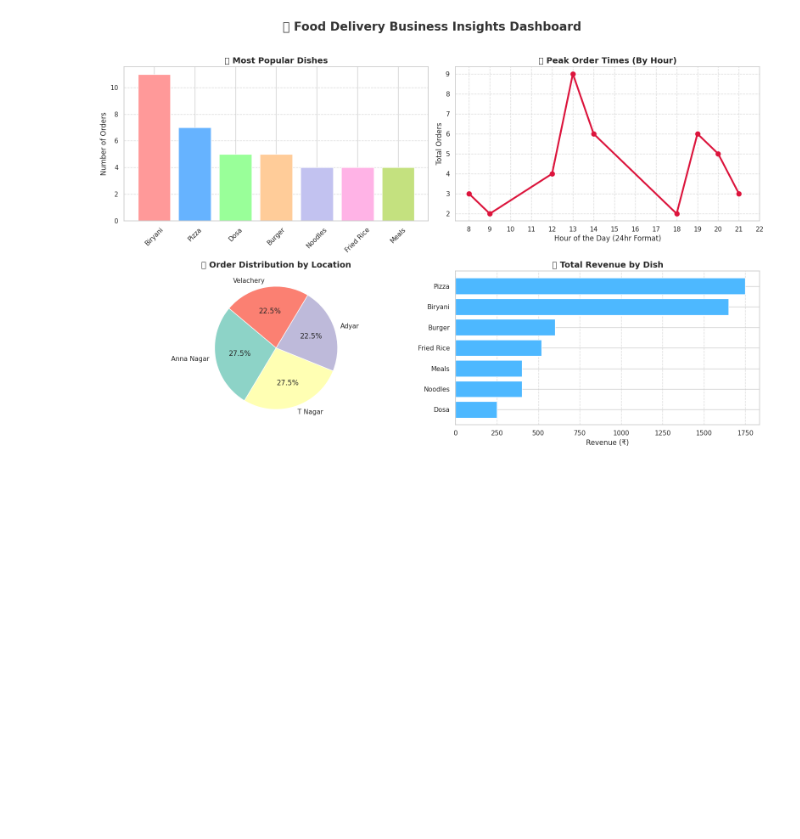
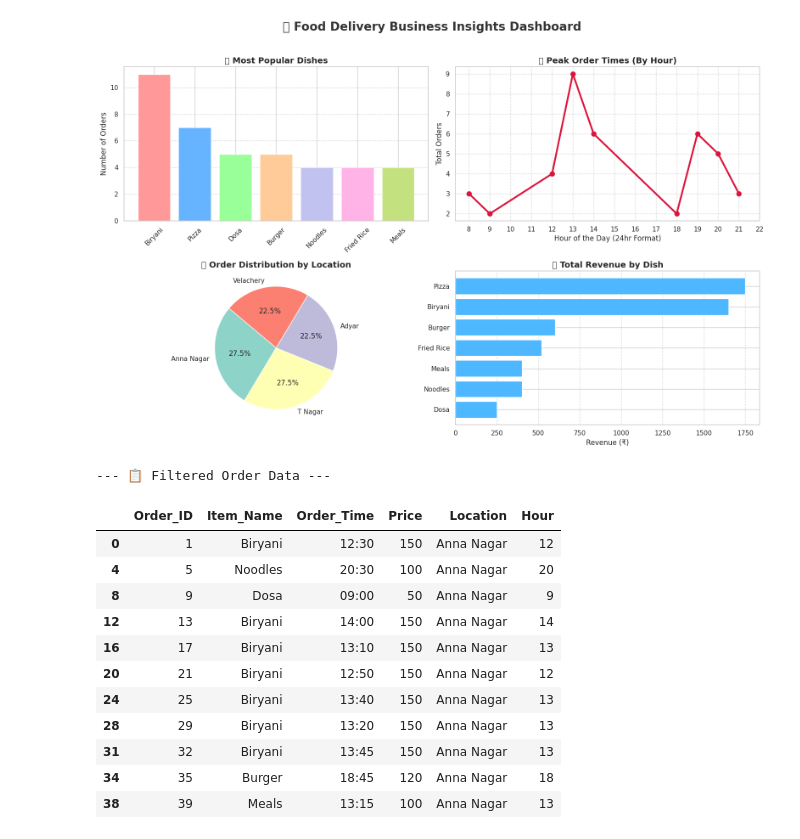
Before and after one commit to senthil-kumar-7/food-delivery-analytics-project, a Jupyter notebook: food_delivery_analytics_project.ipynb, the cells around one changed output. Drawn from its saved outputs; the diff is of its cells as text; code cells hidden in the pictures; blank space fills up the shorter version.

```diff
--- a/food_delivery_analytics_project.ipynb
+++ b/food_delivery_analytics_project.ipynb
@@ -85,3 +85,23 @@ plt.show()
 Total Orders in Anna Nagar: 11
 --------------------------------------------------
 [figure]
+# %%
+from IPython.display import display
+
+print("\n--- 📋 Filtered Order Data ---")
+# filter panna data-va azhagana table-a display panna intha command use aagum
+display(filtered_df)
+# %% [output]
+--- 📋 Filtered Order Data ---
+|  | Order_ID | Item_Name | Order_Time | Price | Location | Hour |
+| 0 | 1 | Biryani | 12:30 | 150 | Anna Nagar | 12 |
+| 4 | 5 | Noodles | 20:30 | 100 | Anna Nagar | 20 |
+| 8 | 9 | Dosa | 09:00 | 50 | Anna Nagar | 9 |
+| 12 | 13 | Biryani | 14:00 | 150 | Anna Nagar | 14 |
+| 16 | 17 | Biryani | 13:10 | 150 | Anna Nagar | 13 |
+| 20 | 21 | Biryani | 12:50 | 150 | Anna Nagar | 12 |
+| 24 | 25 | Biryani | 13:40 | 150 | Anna Nagar | 13 |
+| 28 | 29 | Biryani | 13:20 | 150 | Anna Nagar | 13 |
+| 31 | 32 | Biryani | 13:45 | 150 | Anna Nagar | 13 |
+| 34 | 35 | Burger | 18:45 | 120 | Anna Nagar | 18 |
+| 38 | 39 | Meals | 13:15 | 100 | Anna Nagar | 13 |
```
